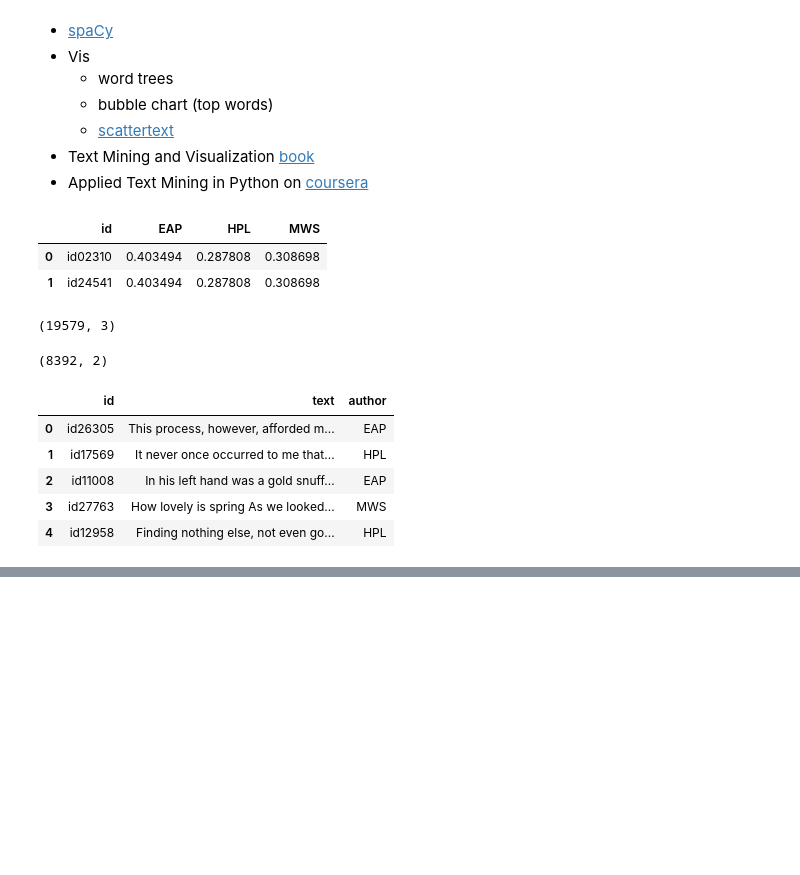
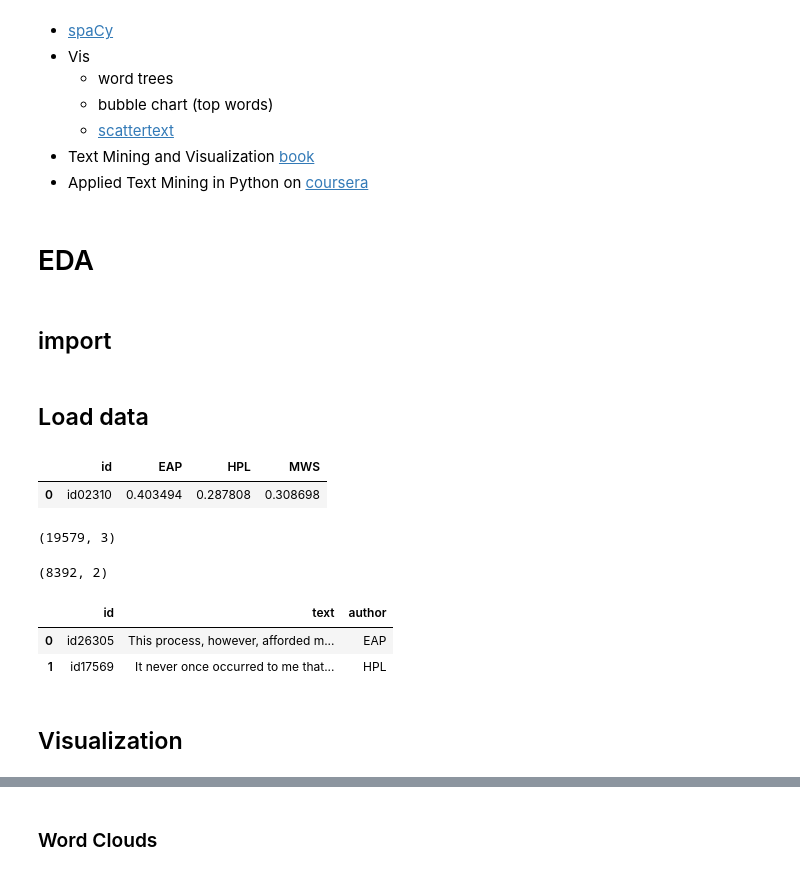
Before and after one commit to pokidyshev/spooky-nlp, a Jupyter notebook: Spooky.ipynb, the cells around one changed output, grey strips where cells are left out. Drawn from its saved outputs; the diff is of its cells as text; code cells hidden in the pictures; blank space fills up the shorter version.

```diff
--- a/Spooky.ipynb
+++ b/Spooky.ipynb
@@ -14,6 +14,10 @@
 [2]: https://github.com/JasonKessler/scattertext
 [3]: https://www.google.ru/url?sa=t&rct=j&q=&esrc=s&source=web&cd=1&ved=0ahUKEwja1azlqpDXAhVkOpoKHTR-DKQQFggpMAA&url=https%3A%2F%2Fdoc.lagout.org%2FOthers%2FData%2520Mining%2FText%2520Mining%2520and%2520Visualization_%2520Case%2520Studies%2520using%2520Open-Source%2520Tools%2520%255BHofmann%2520%2526%2520Chisholm%25202015-12-18%255D.pdf&usg=AOvVaw192OqWLftT7fQpwWxMaLSh
 [4]: https://www.coursera.org/learn/python-text-mining/home/week/4
+# %% [markdown]
+# EDA
+# %% [markdown]
+## import
 # %%
 import pandas as pd
 import numpy as np
@@ -26,35 +30,37 @@ sns.set()
 from wordcloud import WordCloud, STOPWORDS
 
 pd.options.display.max_colwidth = 160
+# %% [markdown]
+## Load data
 # %%
 train = pd.read_csv('data/train.zip')
 test  = pd.read_csv('data/test.zip')
 
 sample_submission = pd.read_csv('data/sample_submission.zip')
 # %%
-sample_submission.head(2)
+sample_submission.head(1)
 # %% [output]
 |  | id | EAP | HPL | MWS |
 | 0 | id02310 | 0.403494 | 0.287808 | 0.308698 |
-| 1 | id24541 | 0.403494 | 0.287808 | 0.308698 |
 # %%
 display(train.shape, test.shape)
 # %% [output]
 (19579, 3)
 (8392, 2)
 # %%
-train.head()
+train.head(2)
 # %% [output]
 |  | id | text | author |
 | 0 | id26305 | This process, however, afforded m... | EAP |
 | 1 | id17569 | It never once occurred to me that... | HPL |
-| 2 | id11008 | In his left hand was a gold snuff... | EAP |
-| 3 | id27763 | How lovely is spring As we looked... | MWS |
-| 4 | id12958 | Finding nothing else, not even go... | HPL |
+# %% [markdown]
+## Visualization
 # %%
 sns.countplot(x=train.author);
 # %% [output]
 [drawing not drawn]
+# %% [markdown]
+### Word Clouds
 # %%
 eap = train[train.author=='EAP'].text
 hpl = train[train.author=='HPL'].text
```
Also changed, not shown: parts of 5 cells of this notebook.
